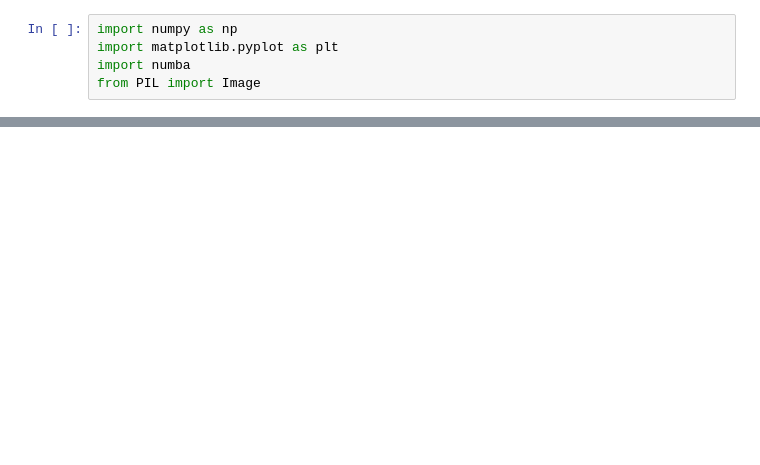
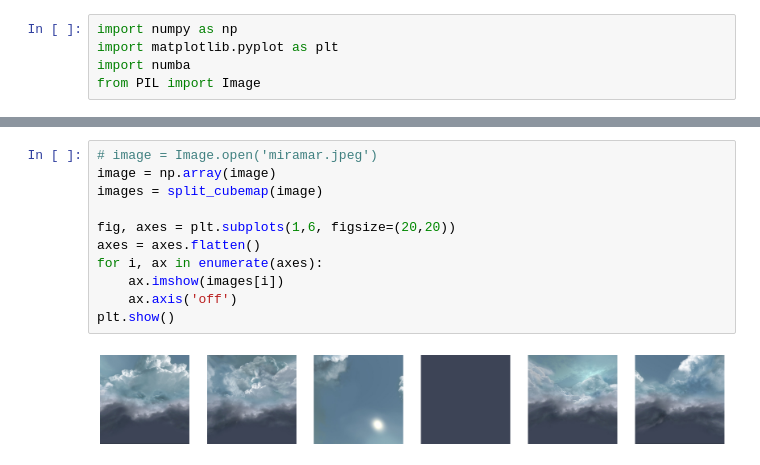
Before and after one commit to lunaluxie/Python-Raytracing, a Jupyter notebook: raytracing.ipynb, the cells around one changed output, grey strips where cells are left out. Cells and saved outputs as stored; diff of their text form; blank space fills up the shorter version.

```diff
--- a/raytracing.ipynb
+++ b/raytracing.ipynb
@@ -254,0 +326,13 @@ scene.render().show()
+# %%
+# image = Image.open('miramar.jpeg')
+image = np.array(image)
+images = split_cubemap(image)
+
+fig, axes = plt.subplots(1,6, figsize=(20,20))
+axes = axes.flatten()
+for i, ax in enumerate(axes):
+    ax.imshow(images[i])
+    ax.axis('off')
+plt.show()
+# %% [output]
+[figure, added]
```
Also changed, not shown: parts of 2 cells of this notebook.
